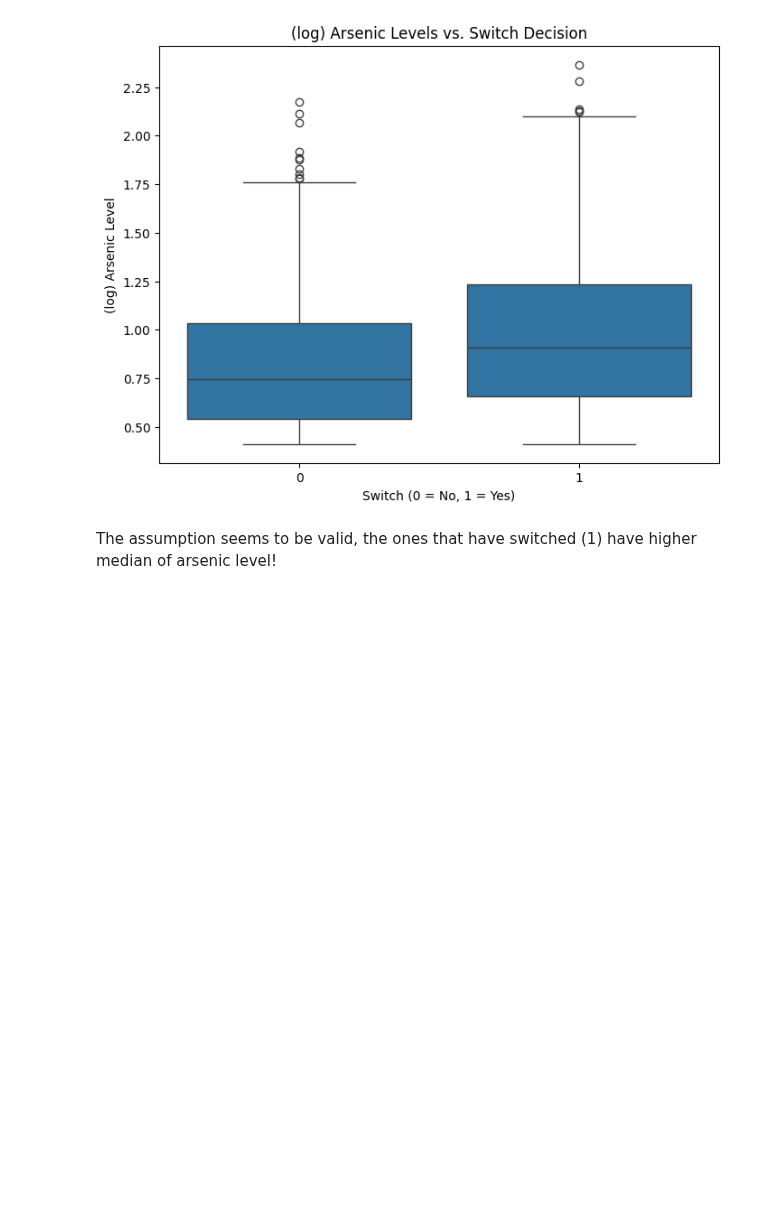
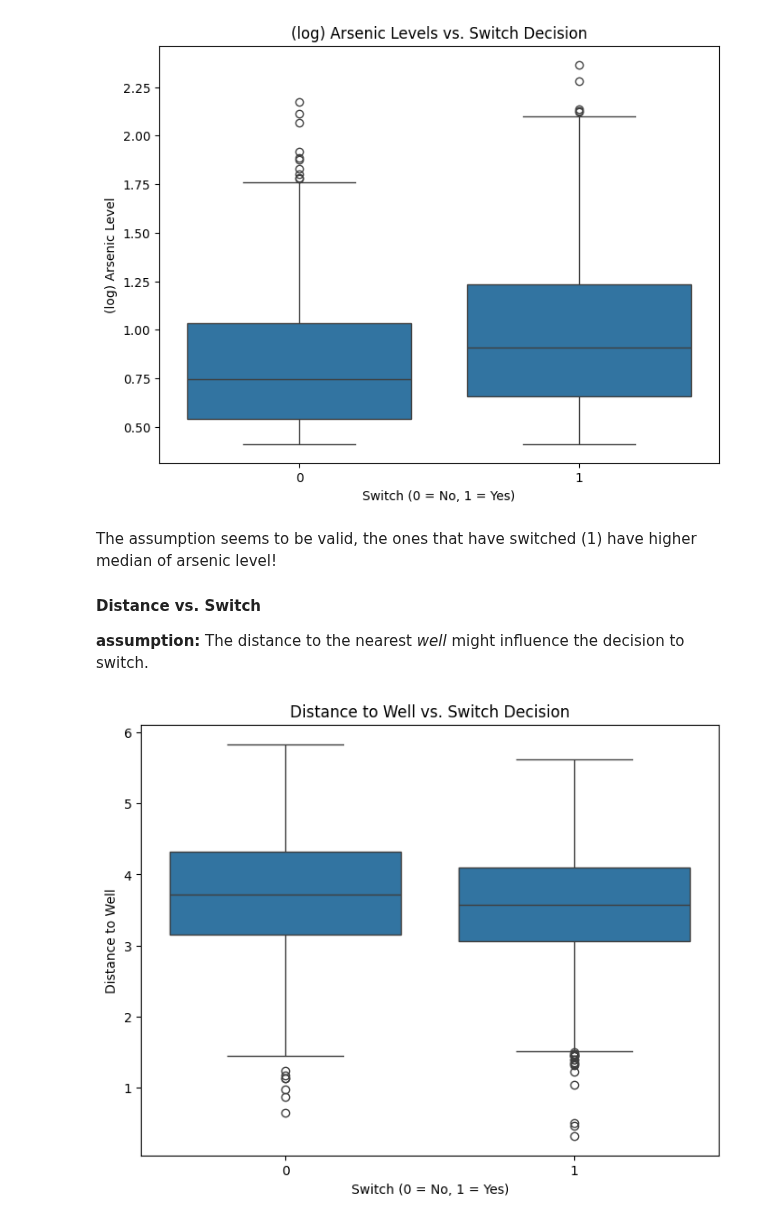
Before and after one commit to Darknight47/Data-Science-Project-01, a Jupyter notebook: logistic_regression.ipynb, the cells around one changed output. Saved outputs shown, nothing was run; the diff lists cells and outputs as text; code cells hidden in the pictures; blank space fills up the shorter version.

```diff
--- a/logistic_regression.ipynb
+++ b/logistic_regression.ipynb
@@ -220,3 +220,16 @@ plt.show()
 [figure]
 # %% [markdown]
 The assumption seems to be valid, the ones that have switched (1) have higher median of arsenic level!
+
+#### Distance vs. Switch
+**assumption:** The distance to the nearest *well* might influence the decision to switch.
+# %%
+# Boxplot of 'dist' by 'switch'
+plt.figure(figsize=(8, 6))
+sns.boxplot(x='switch', y='log_dist', data=dataset)
+plt.title('Distance to Well vs. Switch Decision')
+plt.xlabel('Switch (0 = No, 1 = Yes)')
+plt.ylabel('Distance to Well')
+plt.show()
+# %% [output]
+[figure, added]
```
Also changed, not shown: parts of 6 cells of this notebook.
